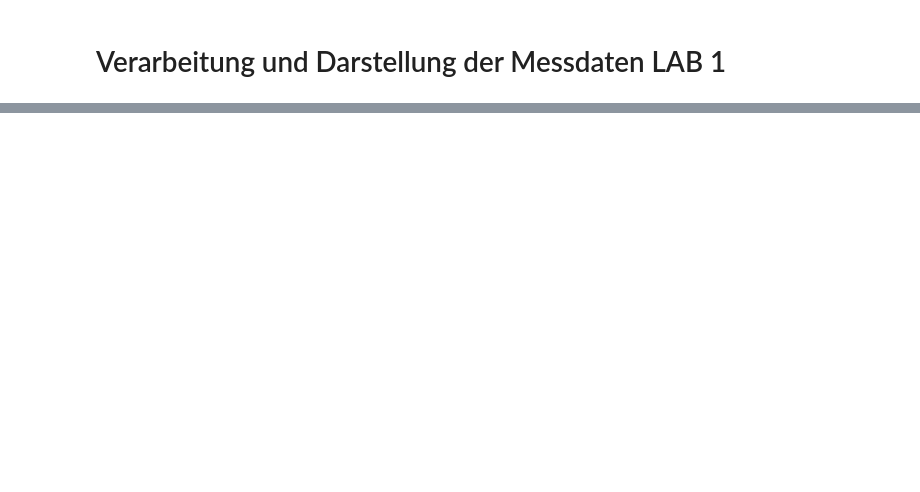
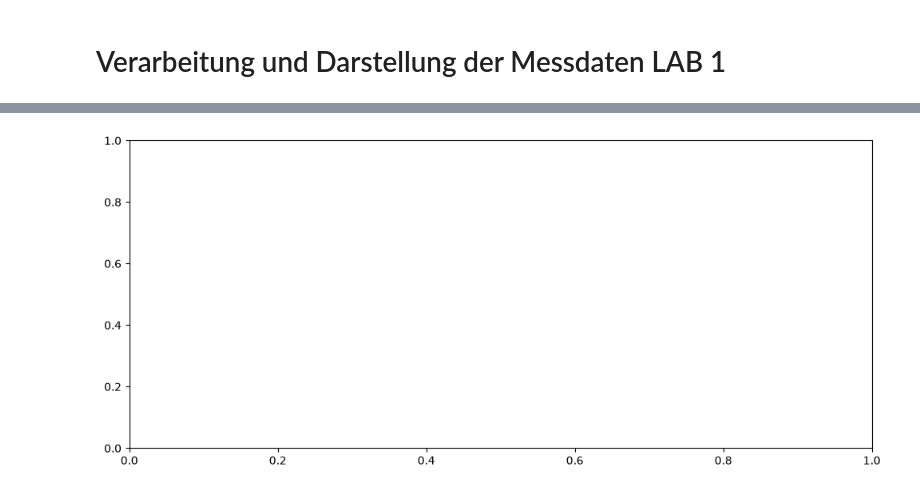
Before and after one commit to Luisa-Kneppel/Biosignalverarbeitung, a Jupyter notebook: Labor_Notebooks/Lab1_Visualisierung_Messdaten.ipynb, the cells around one changed output, grey strips where cells are left out. Cells and saved outputs as stored; diff of their text form; code cells hidden in the pictures; blank space fills up the shorter version.

```diff
--- a/Labor_Notebooks/Lab1_Visualisierung_Messdaten.ipynb
+++ b/Labor_Notebooks/Lab1_Visualisierung_Messdaten.ipynb
@@ -41,3 +76,22 @@ df.plot(x = 'Time', y = ['x', 'y', 'z'], ylabel='Acceleration in g',
+# %%
+dateien = ["IMU_x_6.csv", "IMU_y_6.csv", "IMU_z_6.csv"]
+linienstile = ["-", "--", ":"]
+achsen = ["x", "y", "z"]
+farben = ["tab:blue", "tab:orange", "tab:green"]
+
+fig, ax = plt.subplots(figsize=(12, 5))
+start = None
+
+for name, stil in zip(dateien, linienstile):
+    df = pd.read_csv(
+        f"./data/{name}",
+        sep=";",
+        names=["x", "y", "z", "Time"],
+        header=None,
+        encoding="utf-8-sig"
+    )
+# %% [output]
+[figure, added]
 # %% [markdown]
 # Filter acceleration data applying different filter techniques
 ## Bandpass filter (Butterworth 4. order)
```
Also changed, not shown: parts of 7 cells of this notebook, 20 other files.
